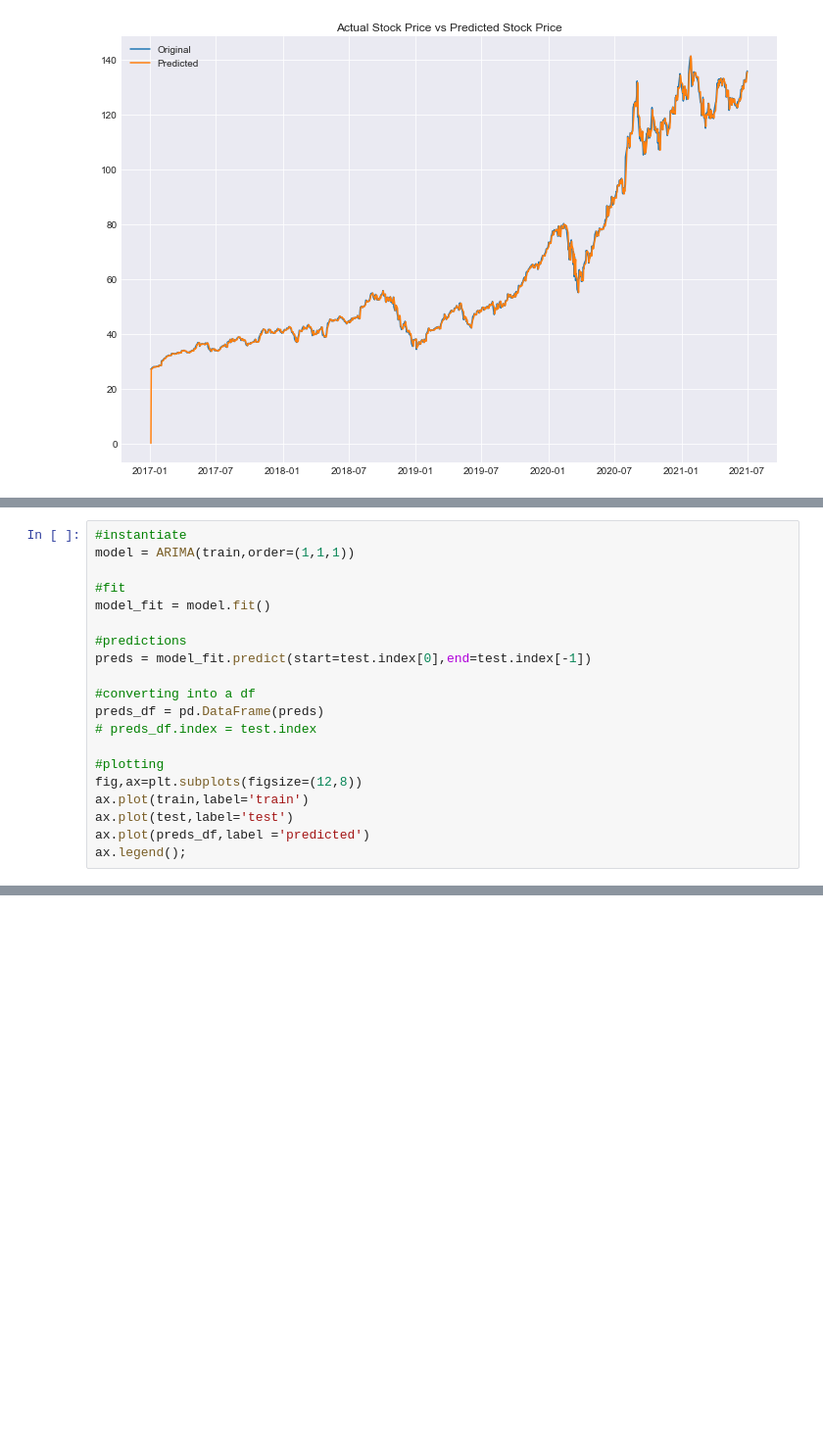
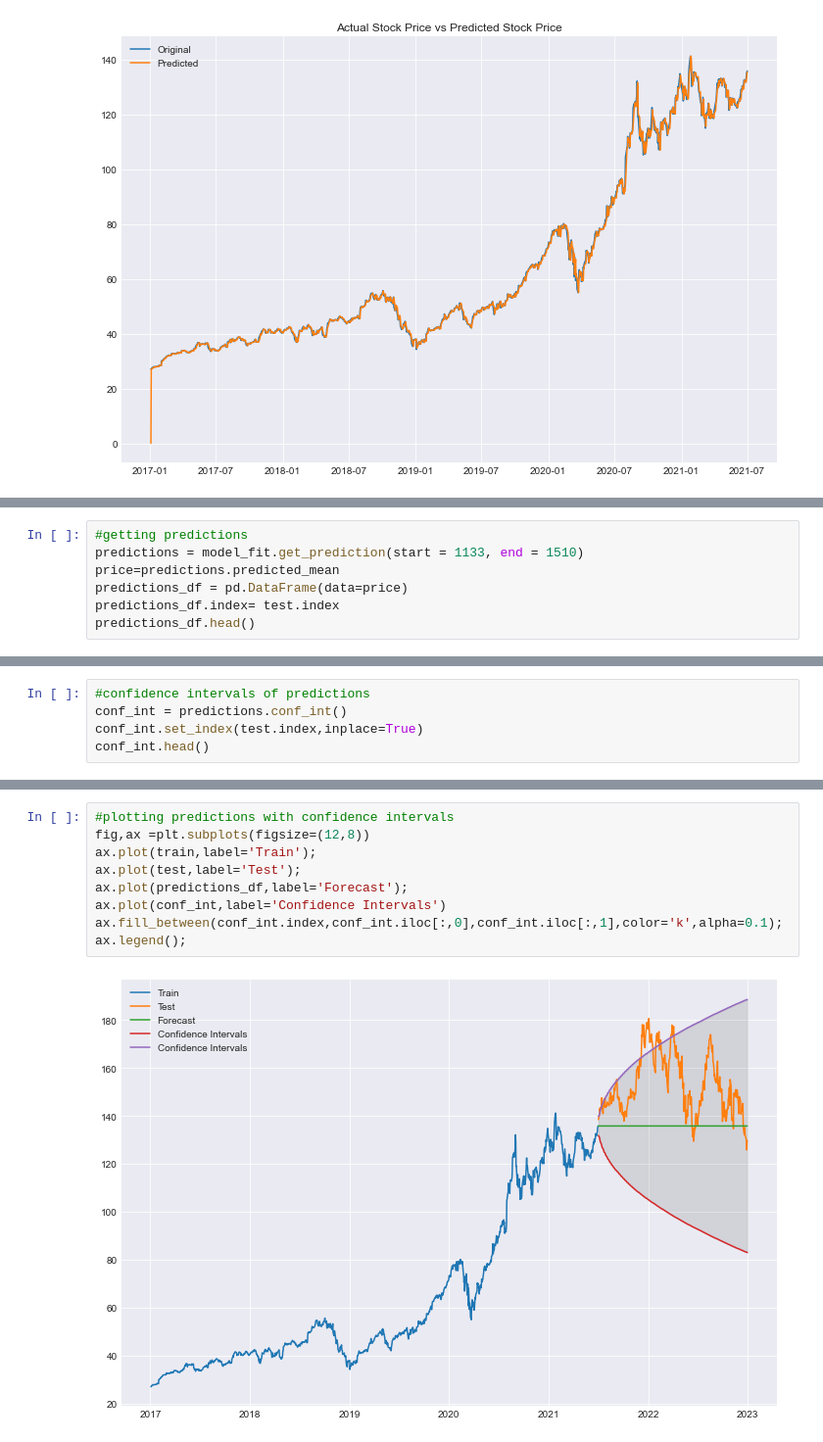
Before and after one commit to rahulakrish/portfolio_builder, a Jupyter notebook: notebook.ipynb, the cells around one changed output, grey strips where cells are left out. Shown at 98% size. Saved outputs shown, nothing was run; the diff lists cells and outputs as text; blank space fills up the shorter version.

```diff
--- a/notebook.ipynb
+++ b/notebook.ipynb
@@ -311,20 +300,0 @@ ax.legend();
-# %%
-#instantiate
-model = ARIMA(train,order=(1,1,1))
-
-#fit
-model_fit = model.fit()
-
-#predictions
-preds = model_fit.predict(start=test.index[0],end=test.index[-1])
-
-#converting into a df
-preds_df = pd.DataFrame(preds)
-# preds_df.index = test.index
-
-#plotting
-fig,ax=plt.subplots(figsize=(12,8))
-ax.plot(train,label='train')
-ax.plot(test,label='test')
-ax.plot(preds_df,label ='predicted')
-ax.legend();
@@ -344,0 +303,7 @@ print(f'RMSE of the model is {error}')
+# %%
+#getting predictions
+predictions = model_fit.get_prediction(start = 1133, end = 1510)
+price=predictions.predicted_mean
+predictions_df = pd.DataFrame(data=price)
+predictions_df.index= test.index
+predictions_df.head()
@@ -344,0 +318,5 @@ print(f'RMSE of the model is {error}')
+# %%
+#confidence intervals of predictions
+conf_int = predictions.conf_int()
+conf_int.set_index(test.index,inplace=True)
+conf_int.head()
@@ -344,0 +331,11 @@ print(f'RMSE of the model is {error}')
+# %%
+#plotting predictions with confidence intervals
+fig,ax =plt.subplots(figsize=(12,8))
+ax.plot(train,label='Train');
+ax.plot(test,label='Test');
+ax.plot(predictions_df,label='Forecast');
+ax.plot(conf_int,label='Confidence Intervals')
+ax.fill_between(conf_int.index,conf_int.iloc[:,0],conf_int.iloc[:,1],color='k',alpha=0.1);
+ax.legend();
+# %% [output]
+[figure, added]
```
Also changed, not shown: parts of 17 cells of this notebook.
